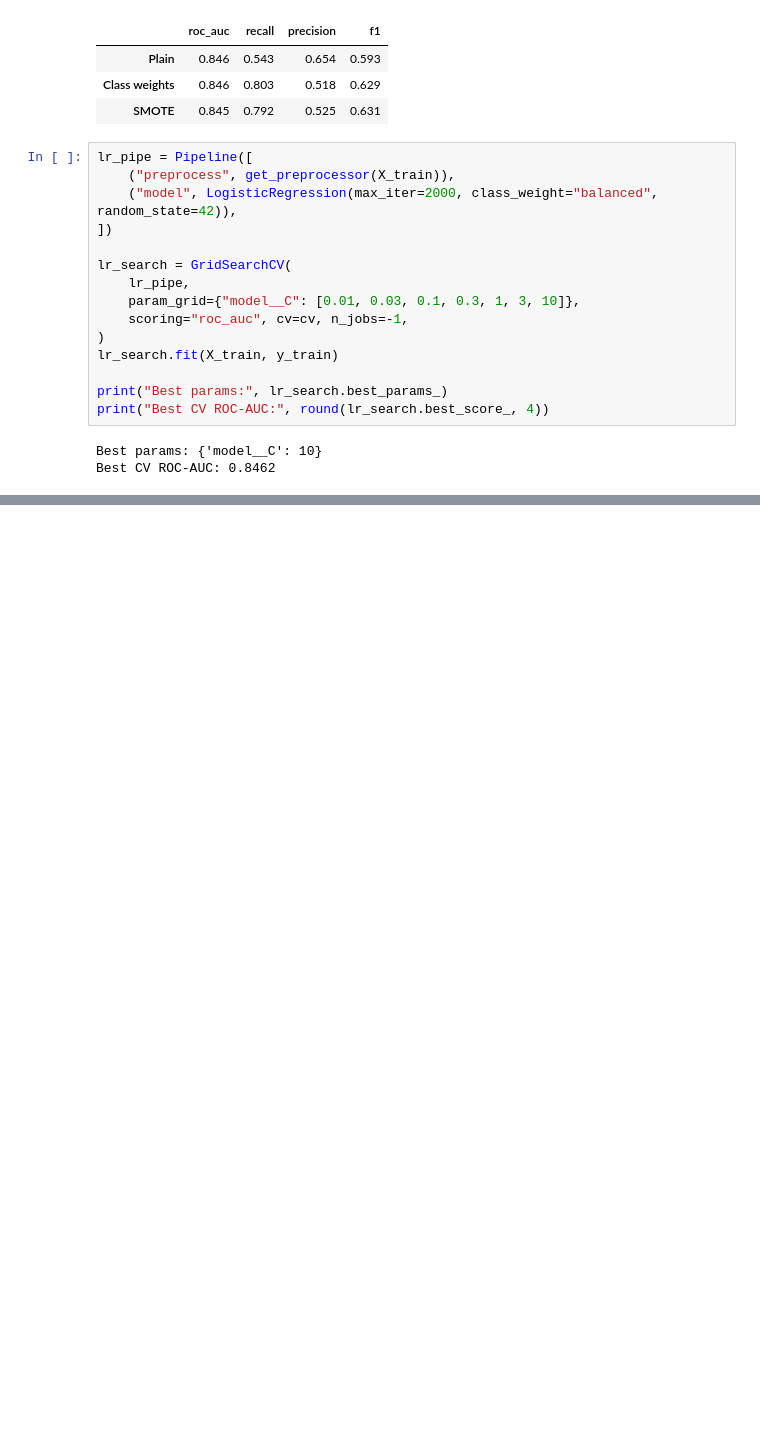
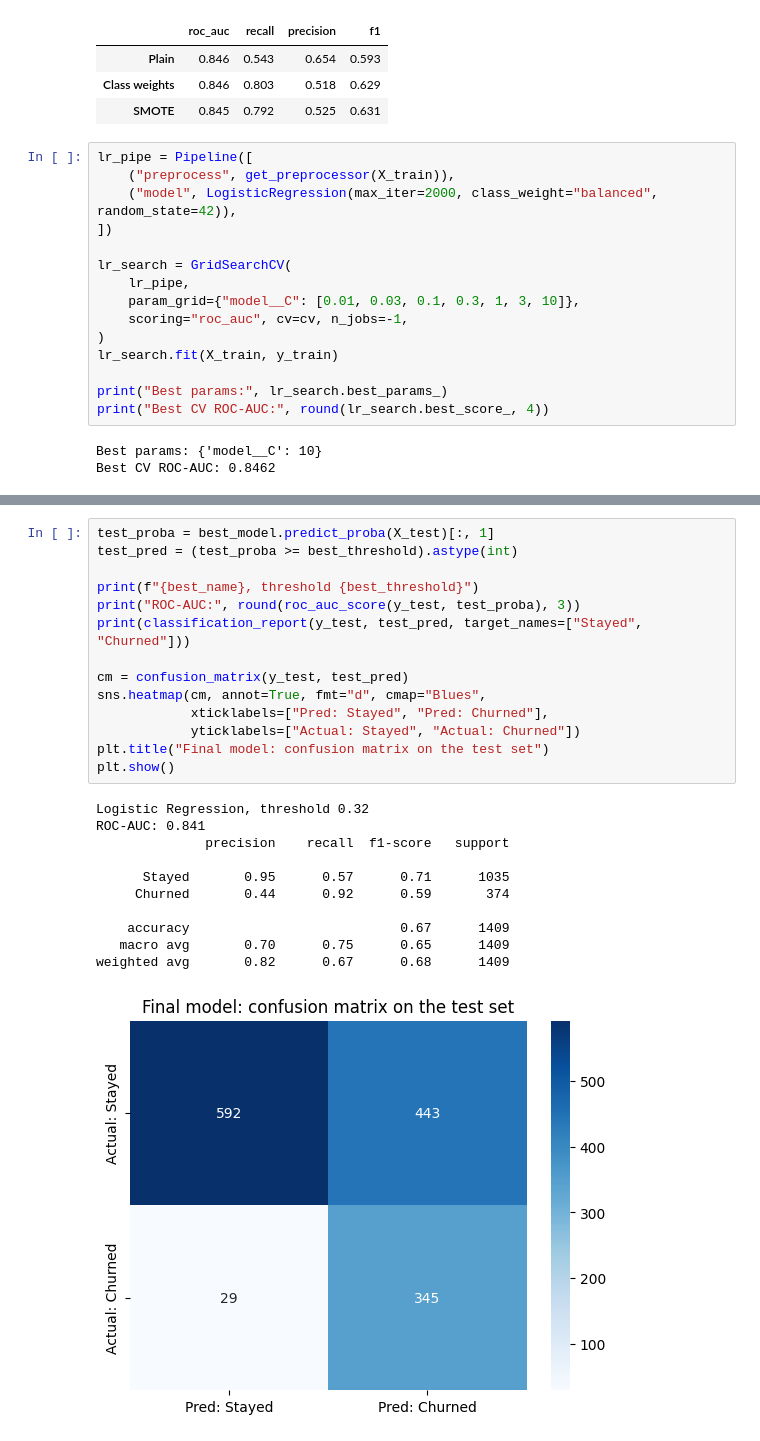
Before and after one commit to shivani07j/telco-churn, a Jupyter notebook: notebooks/08_imbalance_and_tuning.ipynb, the cells around one changed output, grey strips where cells are left out. Saved outputs shown, nothing was run; the diff lists cells and outputs as text; blank space fills up the shorter version.

```diff
--- a/notebooks/08_imbalance_and_tuning.ipynb
+++ b/notebooks/08_imbalance_and_tuning.ipynb
@@ -98,0 +150,26 @@ print("Best CV ROC-AUC:", round(gb_search.best_score_, 4))
+# %%
+test_proba = best_model.predict_proba(X_test)[:, 1]
+test_pred = (test_proba >= best_threshold).astype(int)
+
+print(f"{best_name}, threshold {best_threshold}")
+print("ROC-AUC:", round(roc_auc_score(y_test, test_proba), 3))
+print(classification_report(y_test, test_pred, target_names=["Stayed", "Churned"]))
+
+cm = confusion_matrix(y_test, test_pred)
+sns.heatmap(cm, annot=True, fmt="d", cmap="Blues",
+            xticklabels=["Pred: Stayed", "Pred: Churned"],
+            yticklabels=["Actual: Stayed", "Actual: Churned"])
+plt.title("Final model: confusion matrix on the test set")
+plt.show()
+# %% [output]
+Logistic Regression, threshold 0.32
+ROC-AUC: 0.841
+              precision    recall  f1-score   support
+
+      Stayed       0.95      0.57      0.71      1035
+     Churned       0.44      0.92      0.59       374
+
+    accuracy                           0.67      1409
+   macro avg       0.70      0.75      0.65      1409
+weighted avg       0.82      0.67      0.68      1409
+[figure, added]
```
Also changed, not shown: parts of 6 cells of this notebook, 1 other file.
